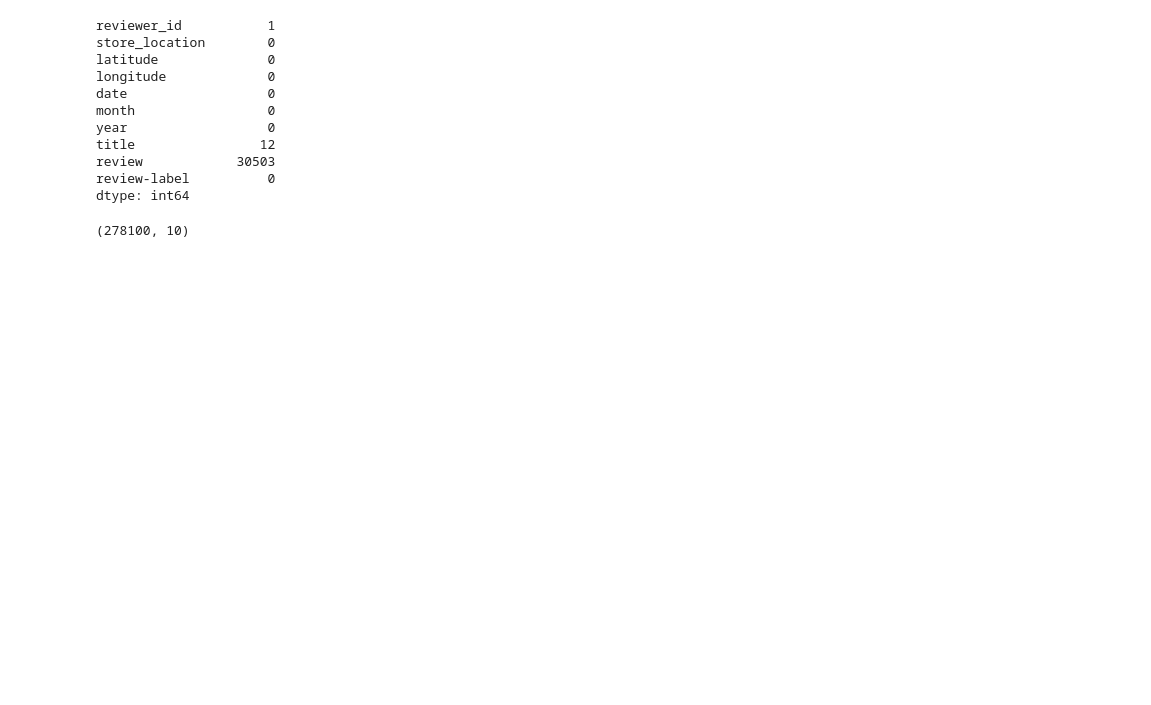
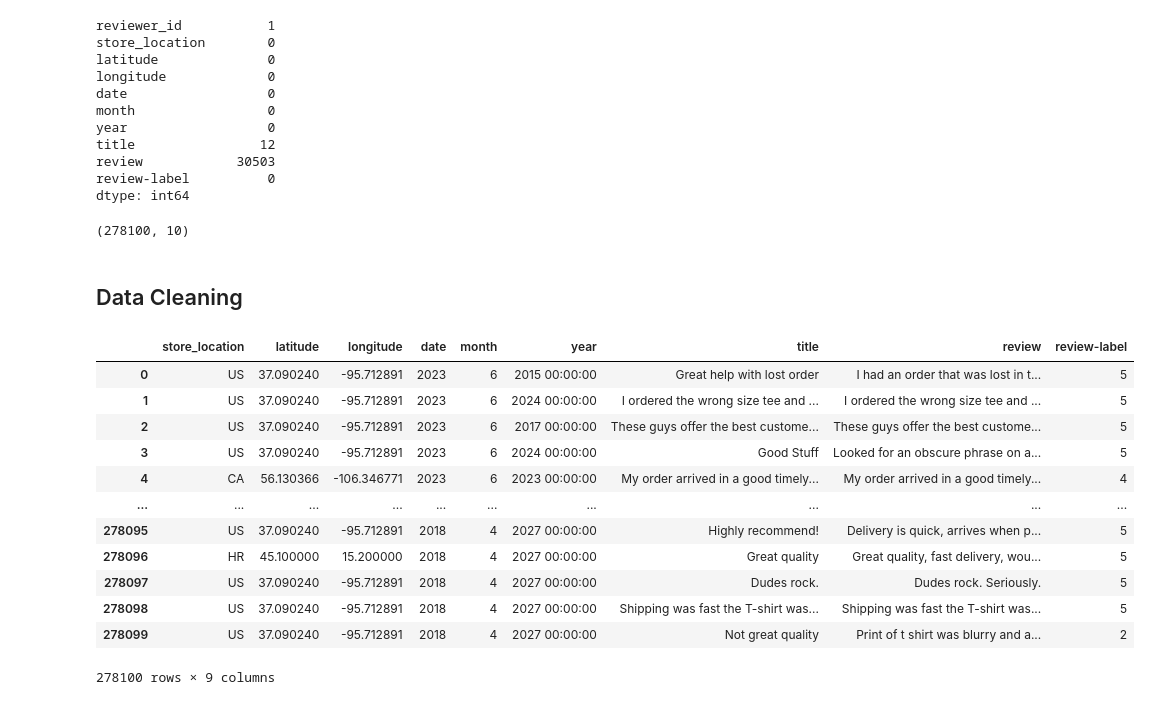
Before and after one commit to diyangraditya/CognoRise-InfoTech, a Jupyter notebook: Notebooks/02_ShopperSentiments.ipynb, the cells around one changed output. Cells and saved outputs as stored; diff of their text form; code cells hidden in the pictures; blank space fills up the shorter version.

```diff
--- a/Notebooks/02_ShopperSentiments.ipynb
+++ b/Notebooks/02_ShopperSentiments.ipynb
@@ -60,3 +85,22 @@ dtype: int64
 data.shape
 # %% [output]
 (278100, 10)
+# %% [markdown]
+## Data Cleaning
+# %%
+data1 = data.drop(['reviewer_id'], axis=1)
+data1
+# %% [output]
+|  | store_location | latitude | longitude | date | month | year | title | review | review-label |
+| 0 | US | 37.090240 | -95.712891 | 2023 | 6 | 2015 00:00:00 | Great help with lost order | I had an order that was lost in t... | 5 |
+| 1 | US | 37.090240 | -95.712891 | 2023 | 6 | 2024 00:00:00 | I ordered the wrong size tee and ... | I ordered the wrong size tee and ... | 5 |
+| 2 | US | 37.090240 | -95.712891 | 2023 | 6 | 2017 00:00:00 | These guys offer the best custome... | These guys offer the best custome... | 5 |
+| 3 | US | 37.090240 | -95.712891 | 2023 | 6 | 2024 00:00:00 | Good Stuff | Looked for an obscure phrase on a... | 5 |
+| 4 | CA | 56.130366 | -106.346771 | 2023 | 6 | 2023 00:00:00 | My order arrived in a good timely... | My order arrived in a good timely... | 4 |
+| ... | ... | ... | ... | ... | ... | ... | ... | ... | ... |
+| 278095 | US | 37.090240 | -95.712891 | 2018 | 4 | 2027 00:00:00 | Highly recommend! | Delivery is quick, arrives when p... | 5 |
+| 278096 | HR | 45.100000 | 15.200000 | 2018 | 4 | 2027 00:00:00 | Great quality | Great quality, fast delivery, wou... | 5 |
+| 278097 | US | 37.090240 | -95.712891 | 2018 | 4 | 2027 00:00:00 | Dudes rock. | Dudes rock. Seriously. | 5 |
+| 278098 | US | 37.090240 | -95.712891 | 2018 | 4 | 2027 00:00:00 | Shipping was fast the T-shirt was... | Shipping was fast the T-shirt was... | 5 |
+| 278099 | US | 37.090240 | -95.712891 | 2018 | 4 | 2027 00:00:00 | Not great quality | Print of t shirt was blurry and a... | 2 |
+278100 rows × 9 columns
```
Also changed, not shown: parts of 5 cells of this notebook, 2 other files.
